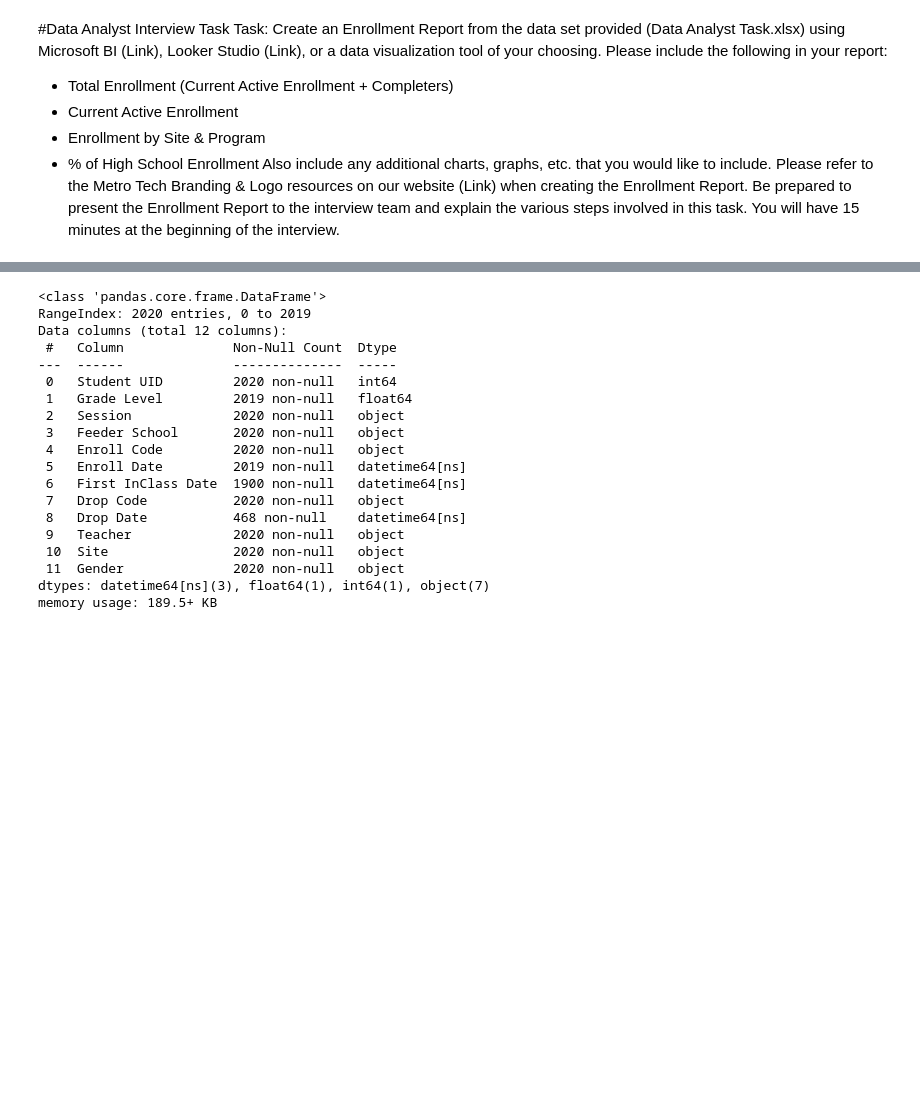
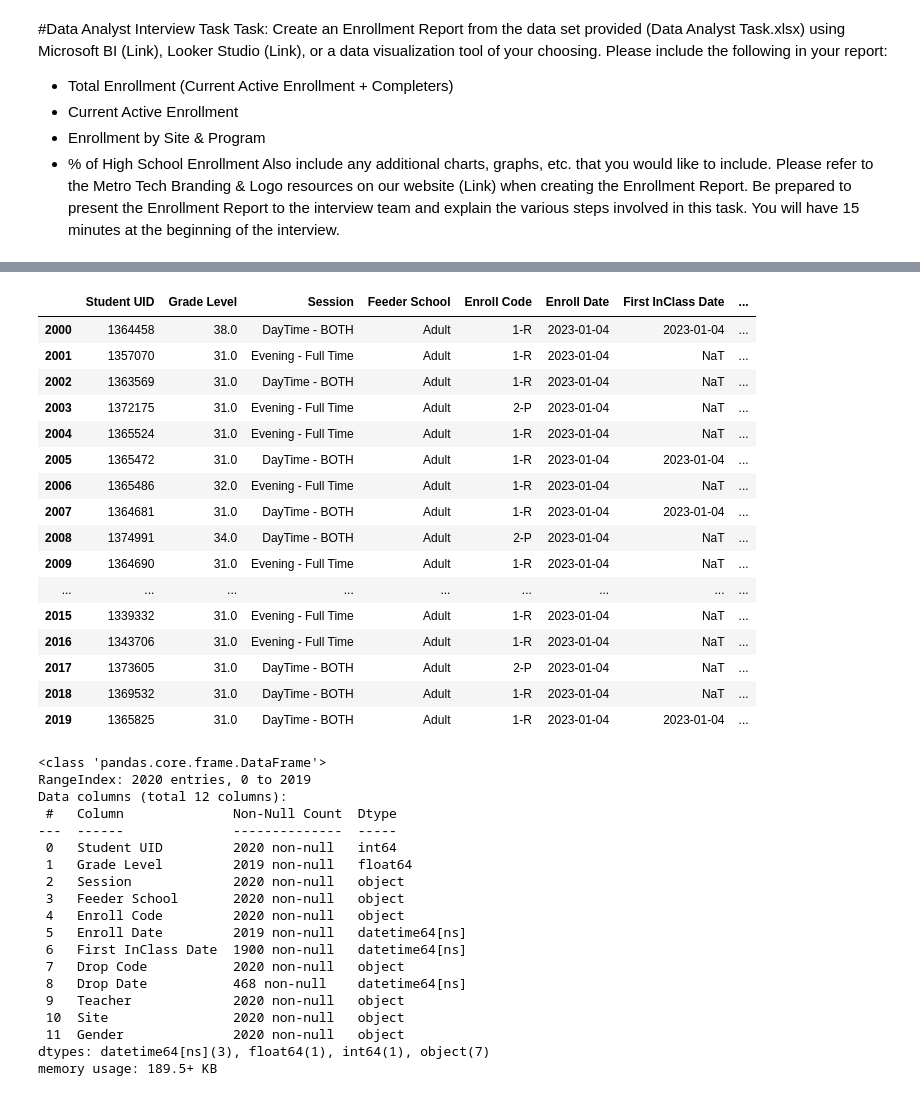
Before and after one commit to khatriprajwol/Assessment, a Jupyter notebook: Data_Analyst_Task.ipynb, the cells around one changed output, grey strips where cells are left out. Saved outputs shown, nothing was run; the diff lists cells and outputs as text; code cells hidden in the pictures; blank space fills up the shorter version.

```diff
--- a/Data_Analyst_Task.ipynb
+++ b/Data_Analyst_Task.ipynb
@@ -44,3 +49,23 @@ df.head(20)
+# %%
+df.tail(20)
+# %% [output]
+|  | Student UID | Grade Level | Session | Feeder School | Enroll Code | Enroll Date | First InClass Date | ... |
+| 2000 | 1364458 | 38.0 | DayTime - BOTH | Adult | 1-R | 2023-01-04 | 2023-01-04 | ... |
+| 2001 | 1357070 | 31.0 | Evening - Full Time | Adult | 1-R | 2023-01-04 | NaT | ... |
+| 2002 | 1363569 | 31.0 | DayTime - BOTH | Adult | 1-R | 2023-01-04 | NaT | ... |
+| 2003 | 1372175 | 31.0 | Evening - Full Time | Adult | 2-P | 2023-01-04 | NaT | ... |
+| 2004 | 1365524 | 31.0 | Evening - Full Time | Adult | 1-R | 2023-01-04 | NaT | ... |
+| 2005 | 1365472 | 31.0 | DayTime - BOTH | Adult | 1-R | 2023-01-04 | 2023-01-04 | ... |
+| 2006 | 1365486 | 32.0 | Evening - Full Time | Adult | 1-R | 2023-01-04 | NaT | ... |
+| 2007 | 1364681 | 31.0 | DayTime - BOTH | Adult | 1-R | 2023-01-04 | 2023-01-04 | ... |
+| 2008 | 1374991 | 34.0 | DayTime - BOTH | Adult | 2-P | 2023-01-04 | NaT | ... |
+| 2009 | 1364690 | 31.0 | Evening - Full Time | Adult | 1-R | 2023-01-04 | NaT | ... |
+| ... | ... | ... | ... | ... | ... | ... | ... | ... |
+| 2015 | 1339332 | 31.0 | Evening - Full Time | Adult | 1-R | 2023-01-04 | NaT | ... |
+| 2016 | 1343706 | 31.0 | Evening - Full Time | Adult | 1-R | 2023-01-04 | NaT | ... |
+| 2017 | 1373605 | 31.0 | DayTime - BOTH | Adult | 2-P | 2023-01-04 | NaT | ... |
+| 2018 | 1369532 | 31.0 | DayTime - BOTH | Adult | 1-R | 2023-01-04 | NaT | ... |
+| 2019 | 1365825 | 31.0 | DayTime - BOTH | Adult | 1-R | 2023-01-04 | 2023-01-04 | ... |
 # %%
 df.info()
 # %% [output]
```
Also changed, not shown: parts of 6 cells of this notebook.
